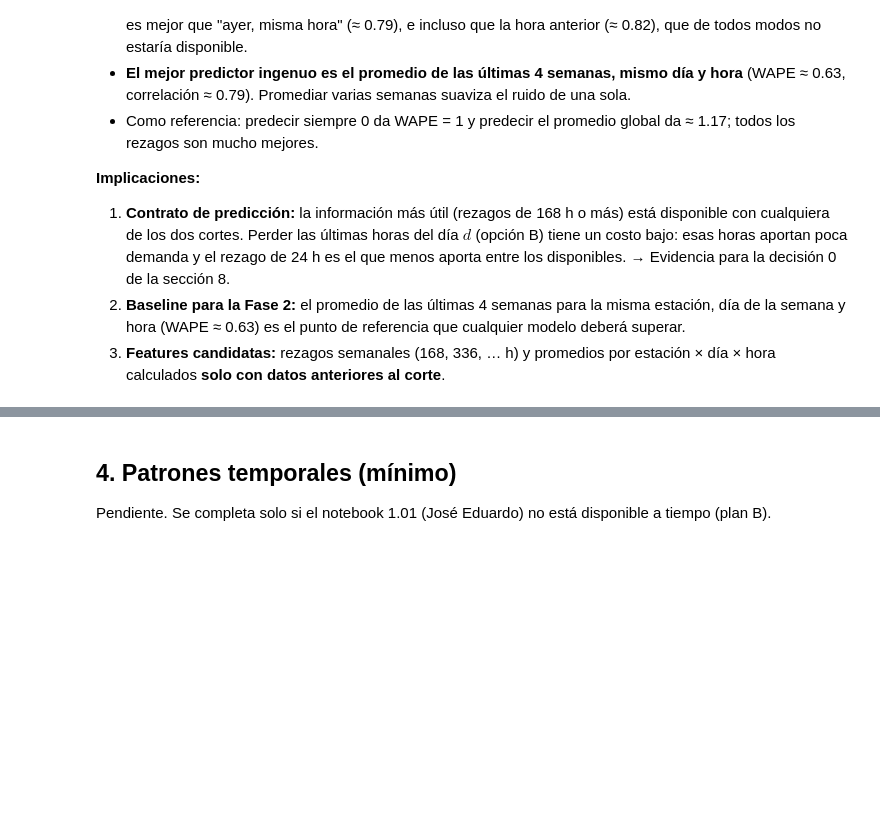
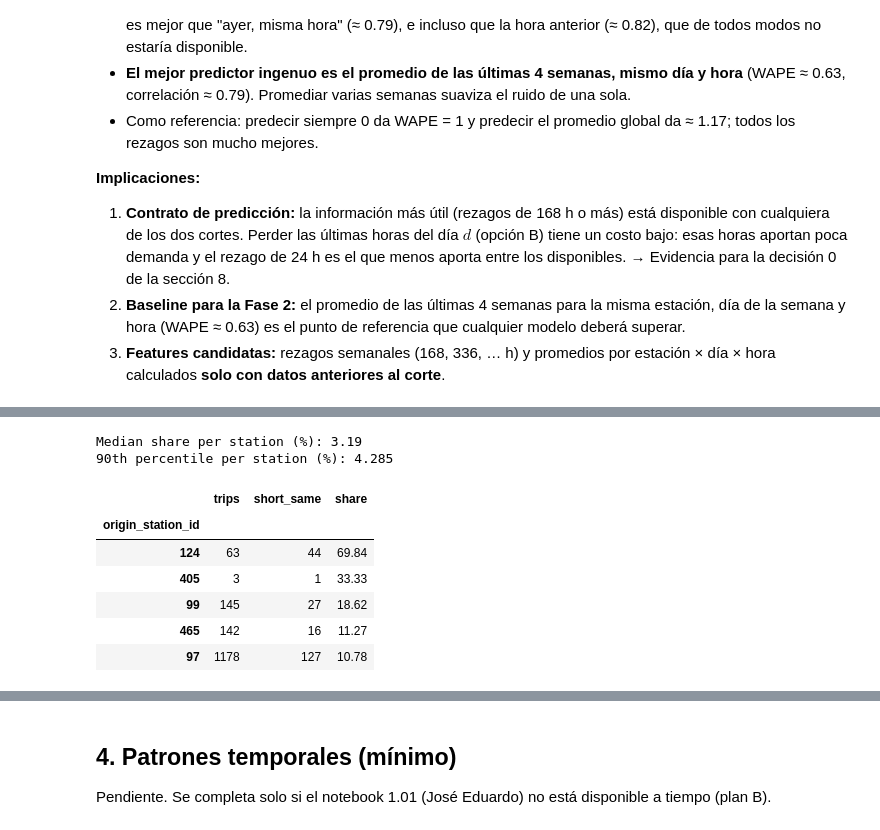
Before and after one commit to LeonardoSantosGrc/MiBici, a Jupyter notebook: notebooks/1.04-lsg-target-integration.ipynb, the cells around one changed output, grey strips where cells are left out. Cells and saved outputs as stored; diff of their text form; code cells hidden in the pictures; blank space fills up the shorter version.

```diff
--- a/notebooks/1.04-lsg-target-integration.ipynb
+++ b/notebooks/1.04-lsg-target-integration.ipynb
@@ -504,0 +554,19 @@ plt.show()
+# %%
+# Concentration by origin station: share of short same-station trips per station
+per_origin = trips.groupby("origin_station_id")["flag_short_same_station"].agg(
+    trips="size", short_same="sum", share="mean"
+)
+per_origin["share"] = (per_origin["share"] * 100).round(2)
+print("Median share per station (%):", per_origin["share"].median())
+print("90th percentile per station (%):", per_origin["share"].quantile(0.9))
+per_origin.sort_values("share", ascending=False).head(5)
+# %% [output]
+Median share per station (%): 3.19
+90th percentile per station (%): 4.285
+|  | trips | short_same | share |
+| origin_station_id |  |  |  |
+| 124 | 63 | 44 | 69.84 |
+| 405 | 3 | 1 | 33.33 |
+| 99 | 145 | 27 | 18.62 |
+| 465 | 142 | 16 | 11.27 |
+| 97 | 1178 | 127 | 10.78 |
```
Also changed, not shown: parts of 7 cells of this notebook, 1 other file.
